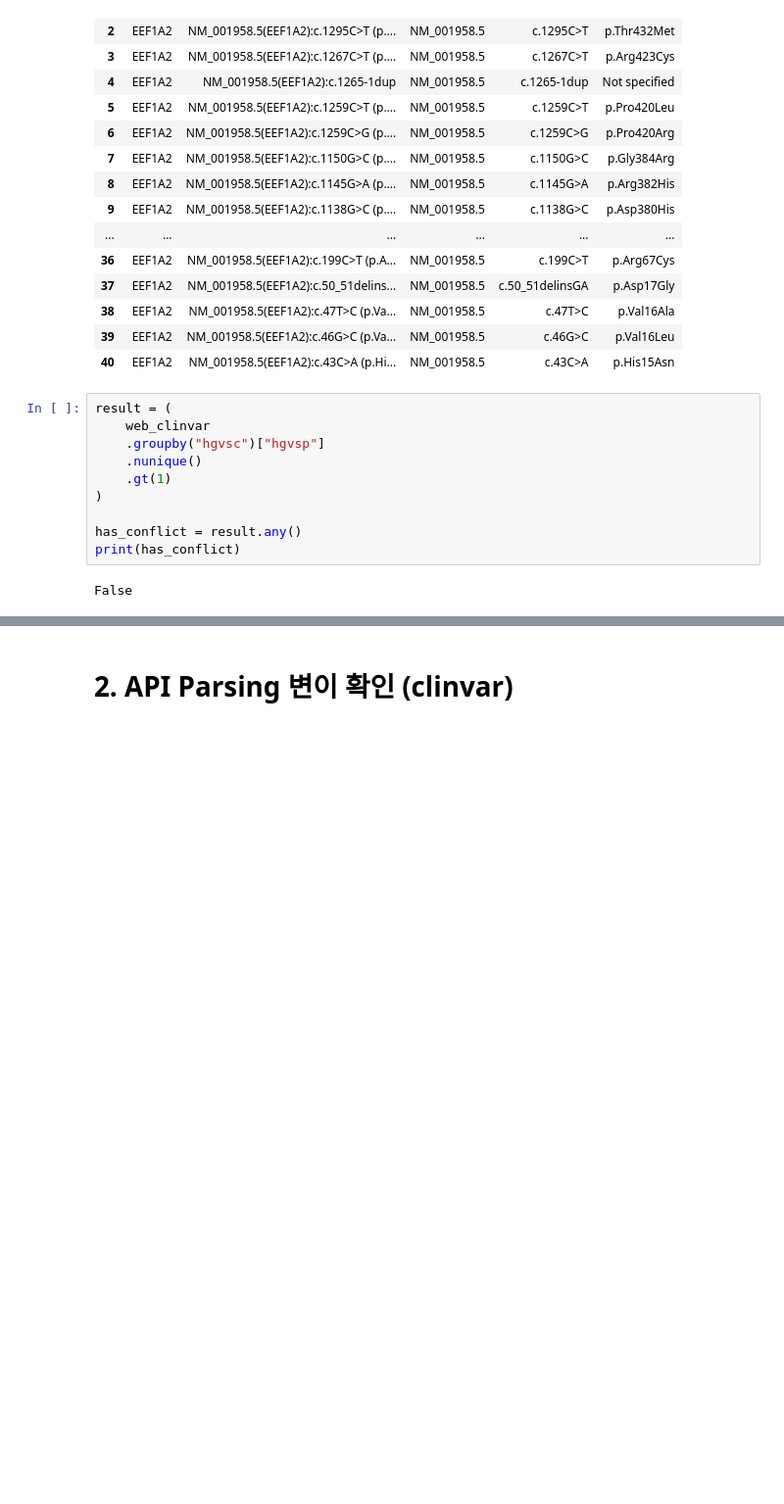
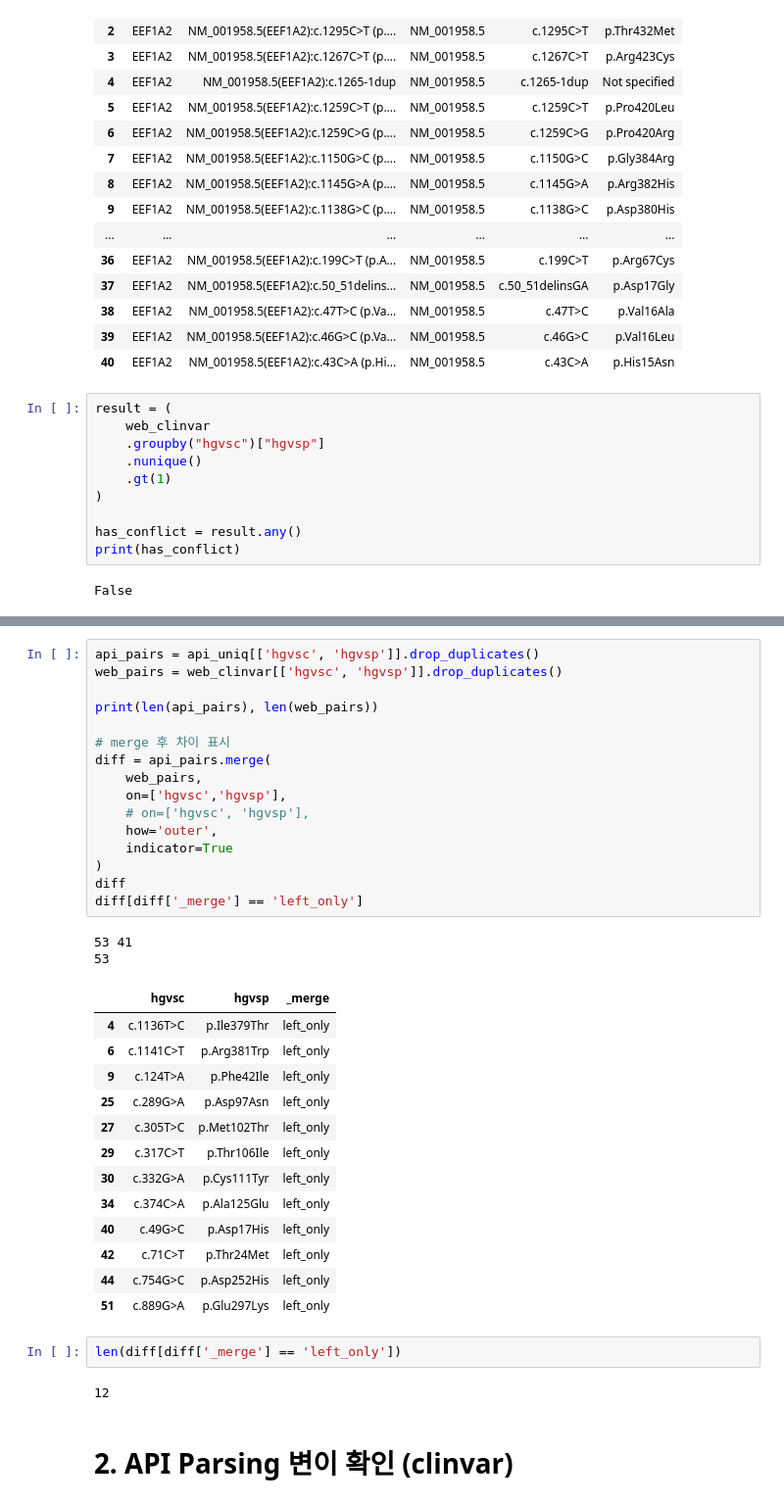
Before and after one commit to heesuh98/Clinvar_project, a Jupyter notebook: Clinvar_check_all.ipynb, the cells around one changed output, grey strips where cells are left out. Shown at 98% size. Saved outputs shown, nothing was run; the diff lists cells and outputs as text; blank space fills up the shorter version.

```diff
--- a/Clinvar_check_all.ipynb
+++ b/Clinvar_check_all.ipynb
@@ -117,3 +182,39 @@ False
+# %%
+api_pairs = api_uniq[['hgvsc', 'hgvsp']].drop_duplicates()
+web_pairs = web_clinvar[['hgvsc', 'hgvsp']].drop_duplicates()
+
+print(len(api_pairs), len(web_pairs))
+
+# merge 후 차이 표시
+diff = api_pairs.merge(
+    web_pairs,
+    on=['hgvsc','hgvsp'],
+    # on=['hgvsc', 'hgvsp'],
+    how='outer',
+    indicator=True
+)
+diff
+diff[diff['_merge'] == 'left_only']
+# %% [output]
+53 41
+53
+|  | hgvsc | hgvsp | _merge |
+| 4 | c.1136T>C | p.Ile379Thr | left_only |
+| 6 | c.1141C>T | p.Arg381Trp | left_only |
+| 9 | c.124T>A | p.Phe42Ile | left_only |
+| 25 | c.289G>A | p.Asp97Asn | left_only |
+| 27 | c.305T>C | p.Met102Thr | left_only |
+| 29 | c.317C>T | p.Thr106Ile | left_only |
+| 30 | c.332G>A | p.Cys111Tyr | left_only |
+| 34 | c.374C>A | p.Ala125Glu | left_only |
+| 40 | c.49G>C | p.Asp17His | left_only |
+| 42 | c.71C>T | p.Thr24Met | left_only |
+| 44 | c.754G>C | p.Asp252His | left_only |
+| 51 | c.889G>A | p.Glu297Lys | left_only |
+# %%
+len(diff[diff['_merge'] == 'left_only'])
+# %% [output]
+12
 # %% [markdown]
 # 2. API Parsing 변이 확인 (clinvar)
 # %%
```
Also changed, not shown: parts of 14 cells of this notebook.
